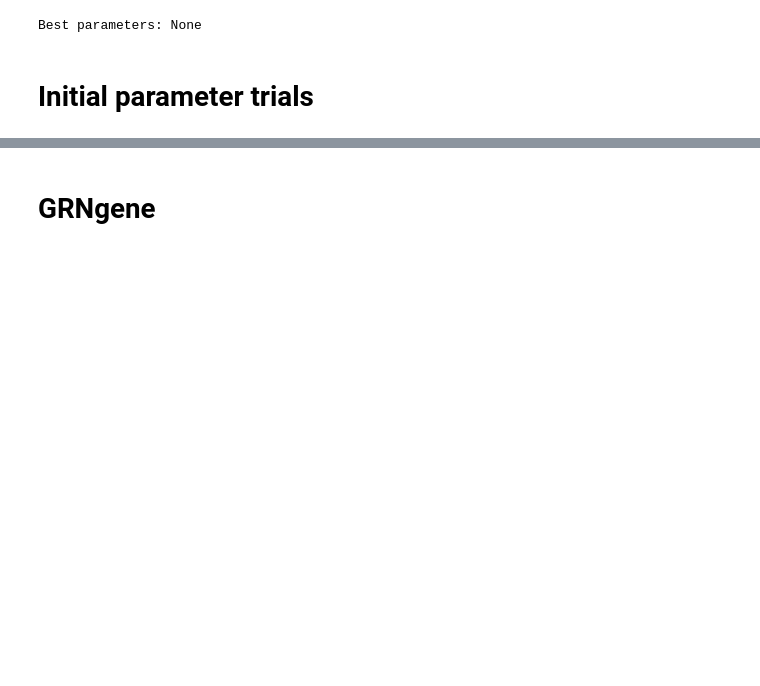
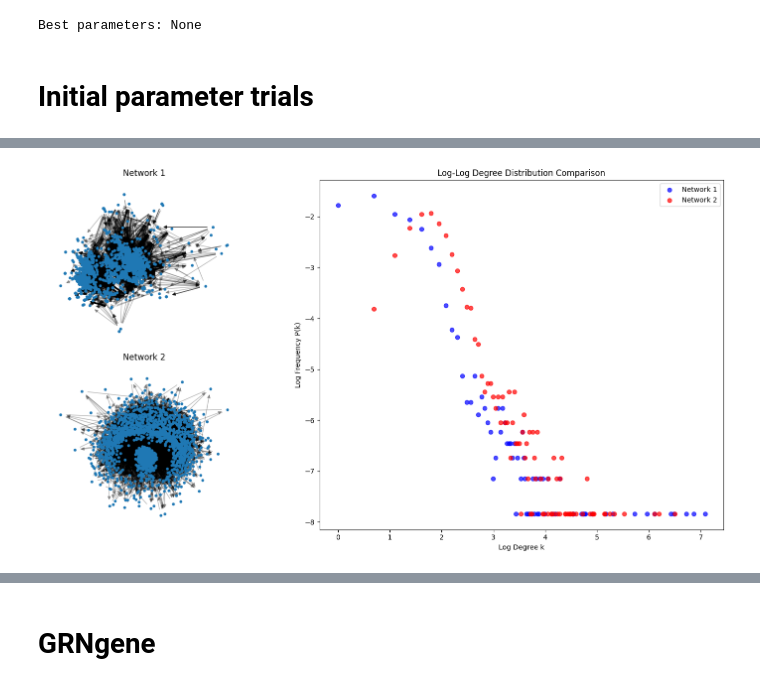
Before and after one commit to TLAlex/GRNgene, a Jupyter notebook: grngene/GRNgene/notebooks/optimization/optimization_hsapiens.ipynb, the cells around one changed output, grey strips where cells are left out. Cells and saved outputs as stored; diff of their text form; code cells hidden in the pictures; blank space fills up the shorter version.

```diff
--- a/grngene/GRNgene/notebooks/optimization/optimization_hsapiens.ipynb
+++ b/grngene/GRNgene/notebooks/optimization/optimization_hsapiens.ipynb
@@ -409,0 +529,4 @@ Generation failed on attempt 3, retrying...
+# %%
+gg.plot_degree_network(hsapiens_largest,G_lfr_directed[0])
+# %% [output]
+[figure, added]
```
Also changed, not shown: parts of 6 cells of this notebook, 15 other files.
